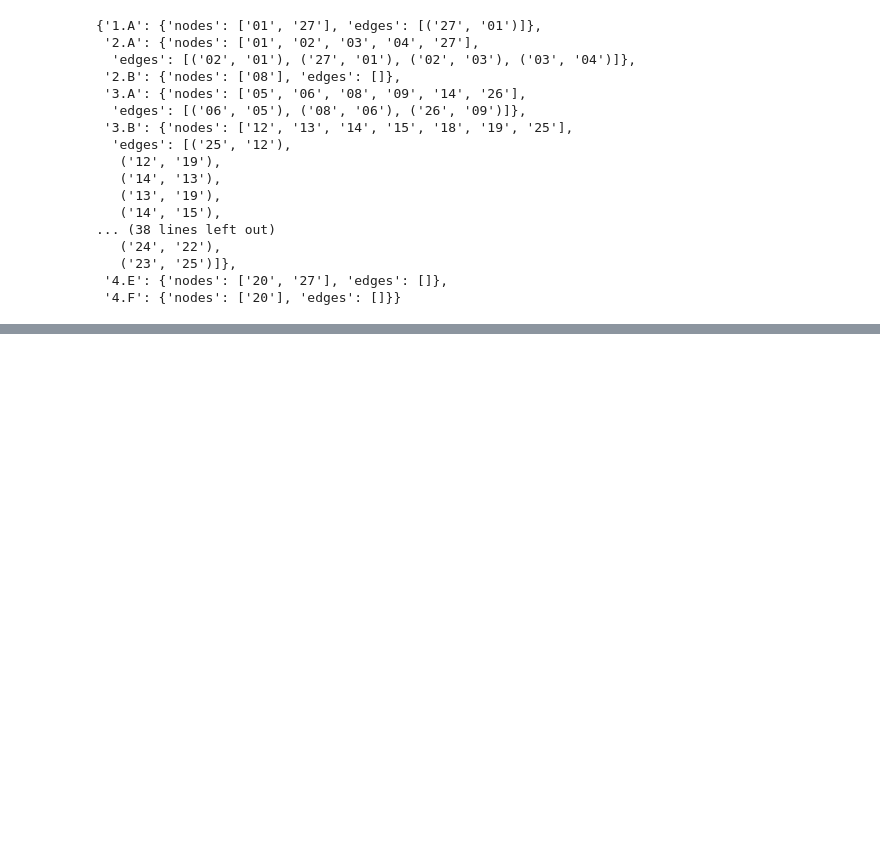
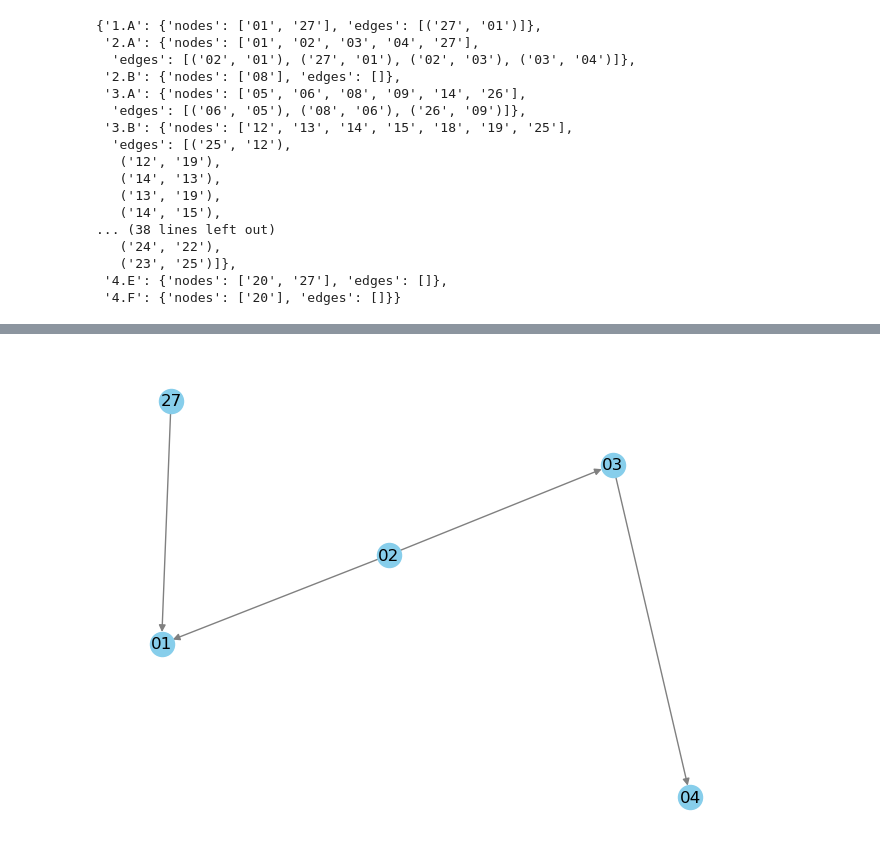
Before and after one commit to mailysg8/ai-student-progress-tracker, a Jupyter notebook: notebooks/initial_eda.ipynb, the cells around one changed output, grey strips where cells are left out. Drawn from its saved outputs; the diff is of its cells as text; code cells hidden in the pictures; blank space fills up the shorter version.

Commit message:
Add images and draft to send to mentor

```diff
--- a/notebooks/initial_eda.ipynb
+++ b/notebooks/initial_eda.ipynb
@@ -251,0 +236,12 @@ for i,skill_ref in enumerate(labels) :
+# %%
+G = nx.DiGraph()
+for node in labels['2.A']['nodes']:
+    G.add_node(node)
+
+for edge in labels['2.A']['edges']:
+    u,v = edge
+    G.add_edge(u,v)
+
+nx.draw(G, with_labels=True, node_color='skyblue', edge_color='gray')
+# %% [output]
+[figure, added]
```
Also changed, not shown: parts of 8 cells of this notebook, 8 other files.
